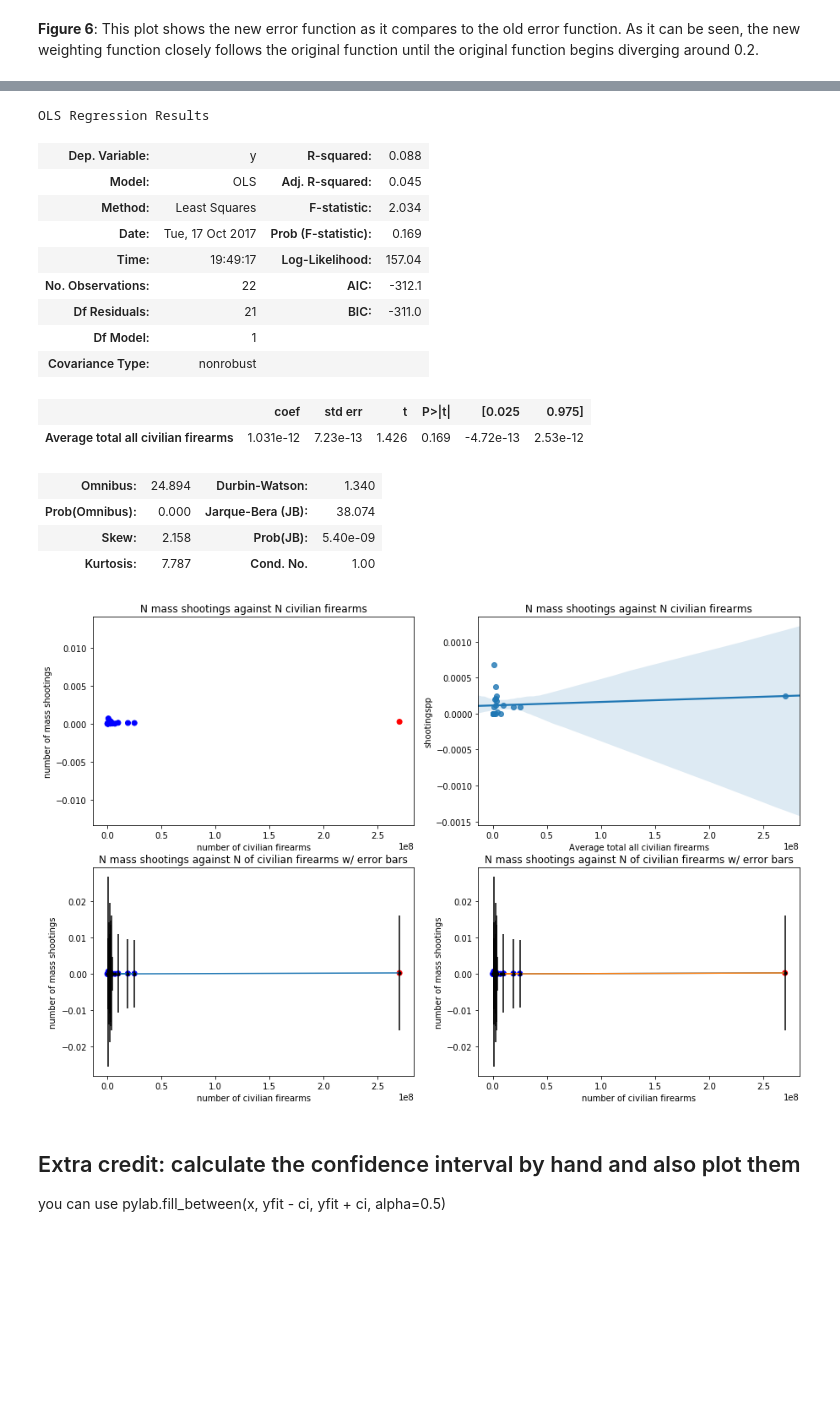
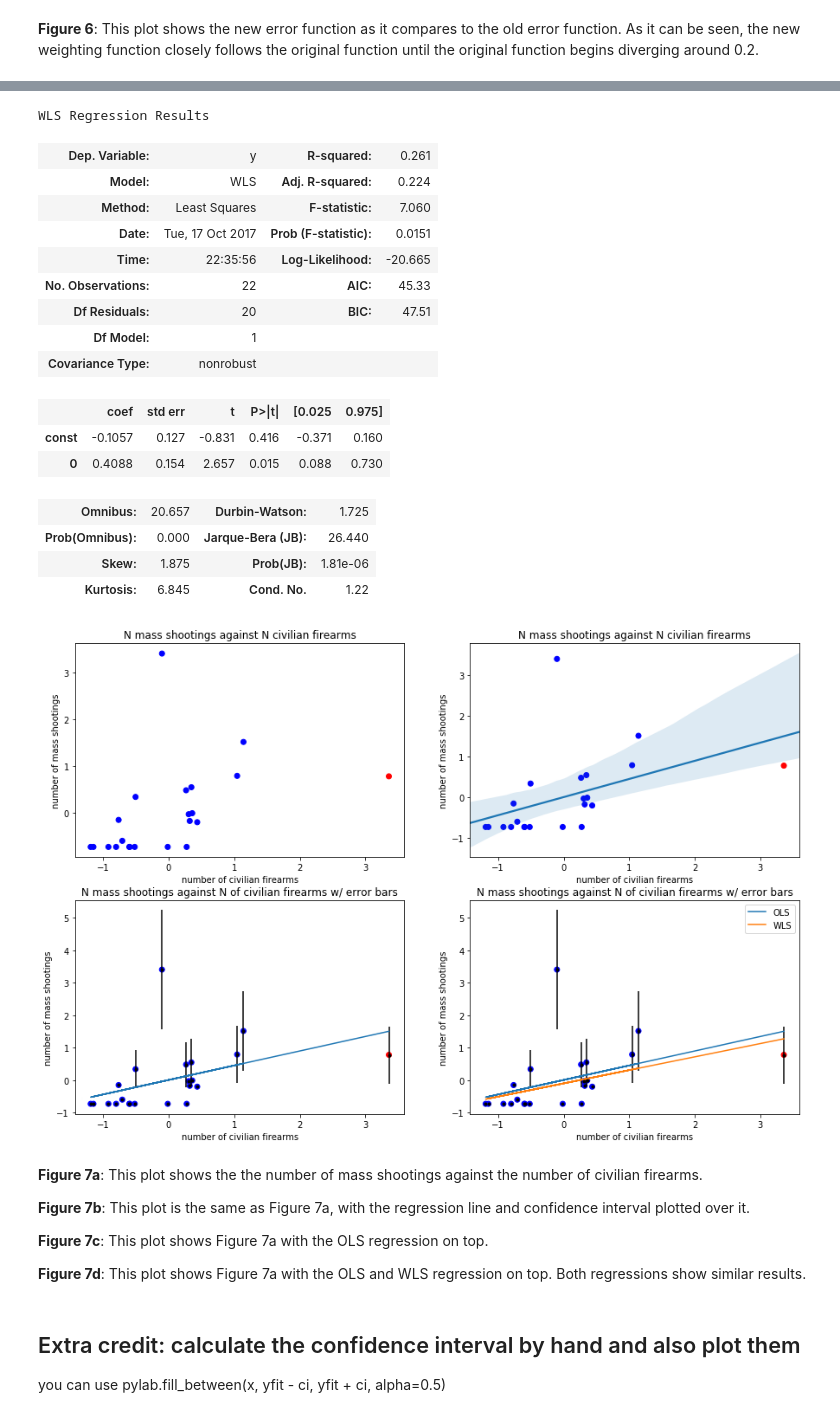
Before and after one commit to beasteers/PUI2017_bs3639, a Jupyter notebook: HW5_bs3639/Assignment 3.ipynb, the cells around one changed output, grey strips where cells are left out. Saved outputs shown, nothing was run; the diff lists cells and outputs as text; code cells hidden in the pictures; blank space fills up the shorter version.

```diff
--- a/HW5_bs3639/Assignment 3.ipynb
+++ b/HW5_bs3639/Assignment 3.ipynb
@@ -89,8 +113,10 @@ df_guns.head()
 | 3 | Canada | 30.8 | 4 |
 | 4 | Denmark | 12.0 | 0 |
 # %%
-df_ms = pd.read_csv('World firearms murders and ownership - Sheet 1.csv')
-# cn, average titakm number
+df_ms = get_data(
+    'https://docs.google.com/spreadsheet/ccc?key=1chqUZHuY6cXYrRYkuE0uwXisGaYvr7durZHJhpLGycs&output=csv',
+    cache_name='API_NY.GDP.MKTP.CD_DS2_en_csv_v2.csv', refresh=True
+)
 df_ms = df_ms[
     ['Country/Territory', 'Average total all civilian firearms', 'Number of homicides by firearm']
 ].rename(columns={'Country/Territory': 'Country Name'})
@@ -353,8 +380,14 @@ import seaborn as sns
 import statsmodels.api as sm
 # %%
 # Select data and colors
-x, y = df_['Average total all civilian firearms'], df_['Number of mass shootings'] / df_['pop'] * 1e3
+# x, y = df_['Average total all civilian firearms'], df_['shootingspp']
+x = df_["Average total all civilian firearms"] / df_["pop"]
+y = df_["Number of mass shootings"] / df_["pop"]
 colors = (df_['Country Name'] == 'United States').map({0:'b', 1:'r'})
+
+# Normalizing
+x = (x - x.mean()) / x.std()
+y = (y - y.mean()) / y.std()
 # %% [markdown]
 ### Develop a solution for variable weighting when errors equal zero.
 The original equation, $w=1/e$, is a discontinuous equation, approaching $\infty$ as $x$ approaches zero. To fix this, the equation is approximated by the following (general form) equation.
@@ -406,7 +439,7 @@ around 0.2.
 the new weighting function closely follows the original function until the original function begins diverging
 around 0.2.
 # %%
-ols_model = sm.OLS(y, x).fit()
+ols_model = sm.OLS(y, sm.add_constant(x)).fit()
 ols_model.summary()
 # %% [output]
 OLS Regression Results
@@ -428,59 +462,83 @@ OLS Regression Results
 # %%
-wls_model = sm.OLS(y, x, weights=error_weighting(np.sqrt(y))).fit()
+wls_model = sm.WLS(y, sm.add_constant(x), weights=error_weighting(np.sqrt(np.abs(y)))).fit()
 wls_model.summary()
 # %% [output]
-OLS Regression Results
+WLS Regression Results
-| Dep. Variable: | y | R-squared: | 0.088 |
-| Model: | OLS | Adj. R-squared: | 0.045 |
-| Method: | Least Squares | F-statistic: | 2.034 |
-| Date: | Tue, 17 Oct 2017 | Prob (F-statistic): | 0.169 |
-| Time: | 19:49:17 | Log-Likelihood: | 157.04 |
-| No. Observations: | 22 | AIC: | -312.1 |
-| Df Residuals: | 21 | BIC: | -311.0 |
+| Dep. Variable: | y | R-squared: | 0.261 |
+| Model: | WLS | Adj. R-squared: | 0.224 |
+| Method: | Least Squares | F-statistic: | 7.060 |
+| Date: | Tue, 17 Oct 2017 | Prob (F-statistic): | 0.0151 |
+| Time: | 22:35:56 | Log-Likelihood: | -20.665 |
+| No. Observations: | 22 | AIC: | 45.33 |
+| Df Residuals: | 20 | BIC: | 47.51 |
 | Df Model: | 1 |  |  |
 | Covariance Type: | nonrobust |  |  |
 |  | coef | std err | t | P>|t| | [0.025 | 0.975] |
-| Average total all civilian firearms | 1.031e-12 | 7.23e-13 | 1.426 | 0.169 | -4.72e-13 | 2.53e-12 |
+| const | -0.1057 | 0.127 | -0.831 | 0.416 | -0.371 | 0.160 |
+| 0 | 0.4088 | 0.154 | 2.657 | 0.015 | 0.088 | 0.730 |
-| Omnibus: | 24.894 | Durbin-Watson: | 1.340 |
-| Prob(Omnibus): | 0.000 | Jarque-Bera (JB): | 38.074 |
-| Skew: | 2.158 | Prob(JB): | 5.40e-09 |
-| Kurtosis: | 7.787 | Cond. No. | 1.00 |
+| Omnibus: | 20.657 | Durbin-Watson: | 1.725 |
+| Prob(Omnibus): | 0.000 | Jarque-Bera (JB): | 26.440 |
+| Skew: | 1.875 | Prob(JB): | 1.81e-06 |
+| Kurtosis: | 6.845 | Cond. No. | 1.22 |
 # %%
 pl.figure(figsize=(15,10))
 
 # Plot without error bars
 pl.subplot(2, 2, 1)
 pl.scatter(x, y, color=colors)
 pl.title('N mass shootings against N civilian firearms')
 pl.xlabel("number of civilian firearms")
 pl.ylabel("number of mass shootings")
 
 # Plot seaborn regression
 pl.subplot(2, 2, 2)
-sns.regplot(x='Average total all civilian firearms', y='shootingspp', data=df_)
+pl.scatter(x, y, color=colors)
+sns.regplot(x, y, scatter=False)
 pl.title('N mass shootings against N civilian firearms')
+pl.xlabel("number of civilian firearms")
+pl.ylabel("number of mass shootings")
 
 # Plot of OLS fit
 pl.subplot(2, 2, 3)
 pl.scatter(x, y, color=colors)
 pl.errorbar(x, y, yerr=np.sqrt(y), fmt='.', color='k')
 pl.plot(x, ols_model.fittedvalues)
 pl.title('N mass shootings against N of civilian firearms w/ error bars')
 pl.xlabel("number of civilian firearms")
 pl.ylabel("number of mass shootings")
 
 # Plot of OLS and WLS fit
 pl.subplot(2, 2, 4)
 pl.scatter(x, y, color=colors)
 pl.errorbar(x, y, yerr=np.sqrt(y), fmt='.', color='k')
-pl.plot(x, ols_model.fittedvalues)
-pl.plot(x, wls_model.fittedvalues)
+pl.plot(x, ols_model.fittedvalues, label='OLS')
+pl.plot(x, wls_model.fittedvalues, label='WLS')
 pl.title('N mass shootings against N of civilian firearms w/ error bars')
 pl.xlabel("number of civilian firearms")
 pl.ylabel("number of mass shootings")
+pl.legend()
 pl.show()
+Markdown("""
+**Figure 7a**: This plot shows the the number of mass shootings against the number of civilian firearms.
+
+**Figure 7b**: This plot is the same as Figure 7a, with the regression line and confidence interval plotted over it.
+
+**Figure 7c**: This plot shows Figure 7a with the OLS regression on top.
+
+**Figure 7d**: This plot shows Figure 7a with the OLS and WLS regression on top. Both regressions show
+similar results.
+""")
 # %% [output]
-[figure, old version]
+[figure, new version]
+
+**Figure 7a**: This plot shows the the number of mass shootings against the number of civilian firearms.
+
+**Figure 7b**: This plot is the same as Figure 7a, with the regression line and confidence interval plotted over it.
+
+**Figure 7c**: This plot shows Figure 7a with the OLS regression on top.
+
+**Figure 7d**: This plot shows Figure 7a with the OLS and WLS regression on top. Both regressions show
+similar results.
 # %% [markdown]
 ## Extra credit: calculate the confidence interval by hand and also plot them
 you can use pylab.fill_between(x, yfit - ci, yfit + ci, alpha=0.5)
```
Also changed, not shown: parts of 11 cells of this notebook, 4 other files.
